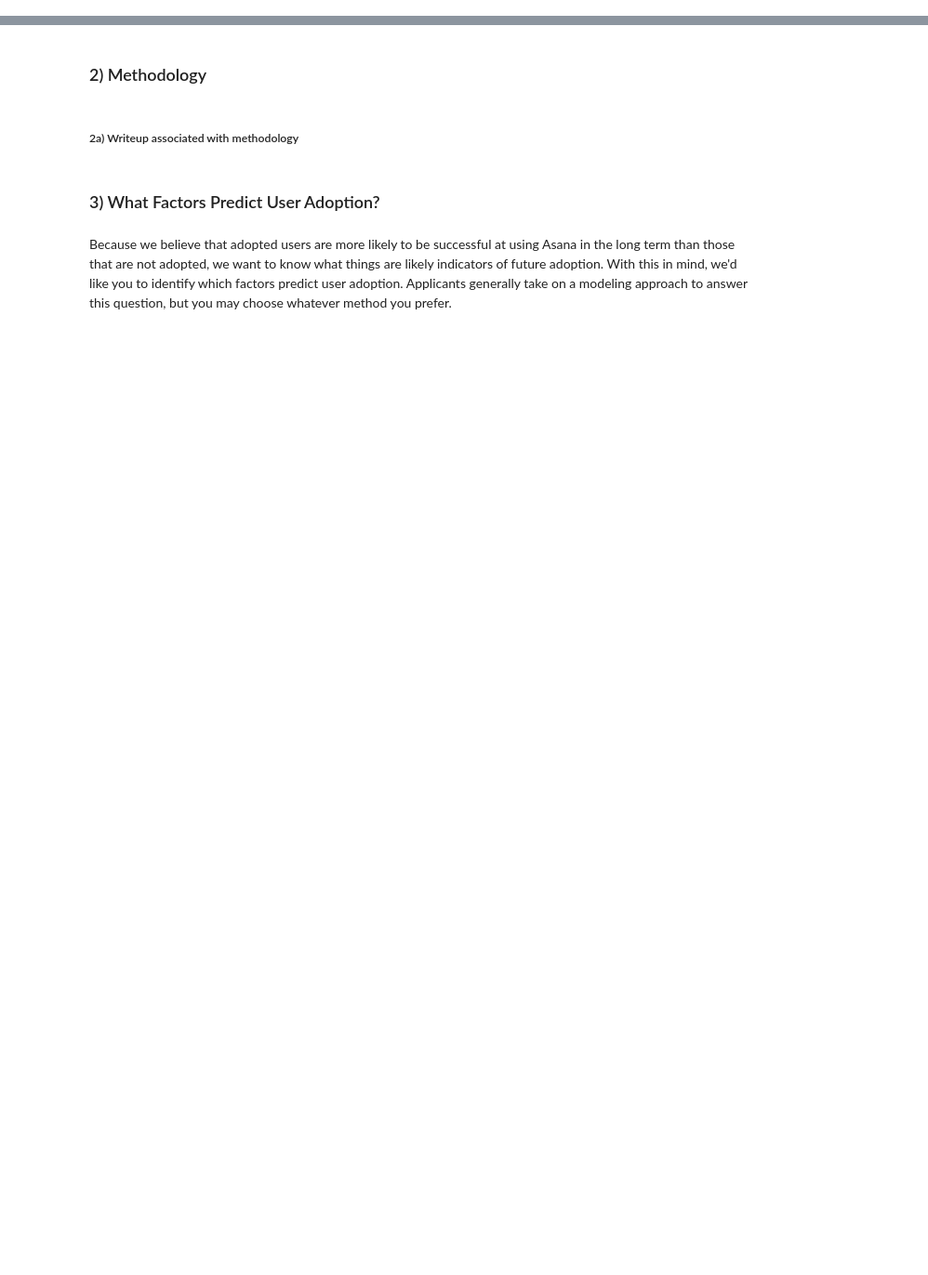
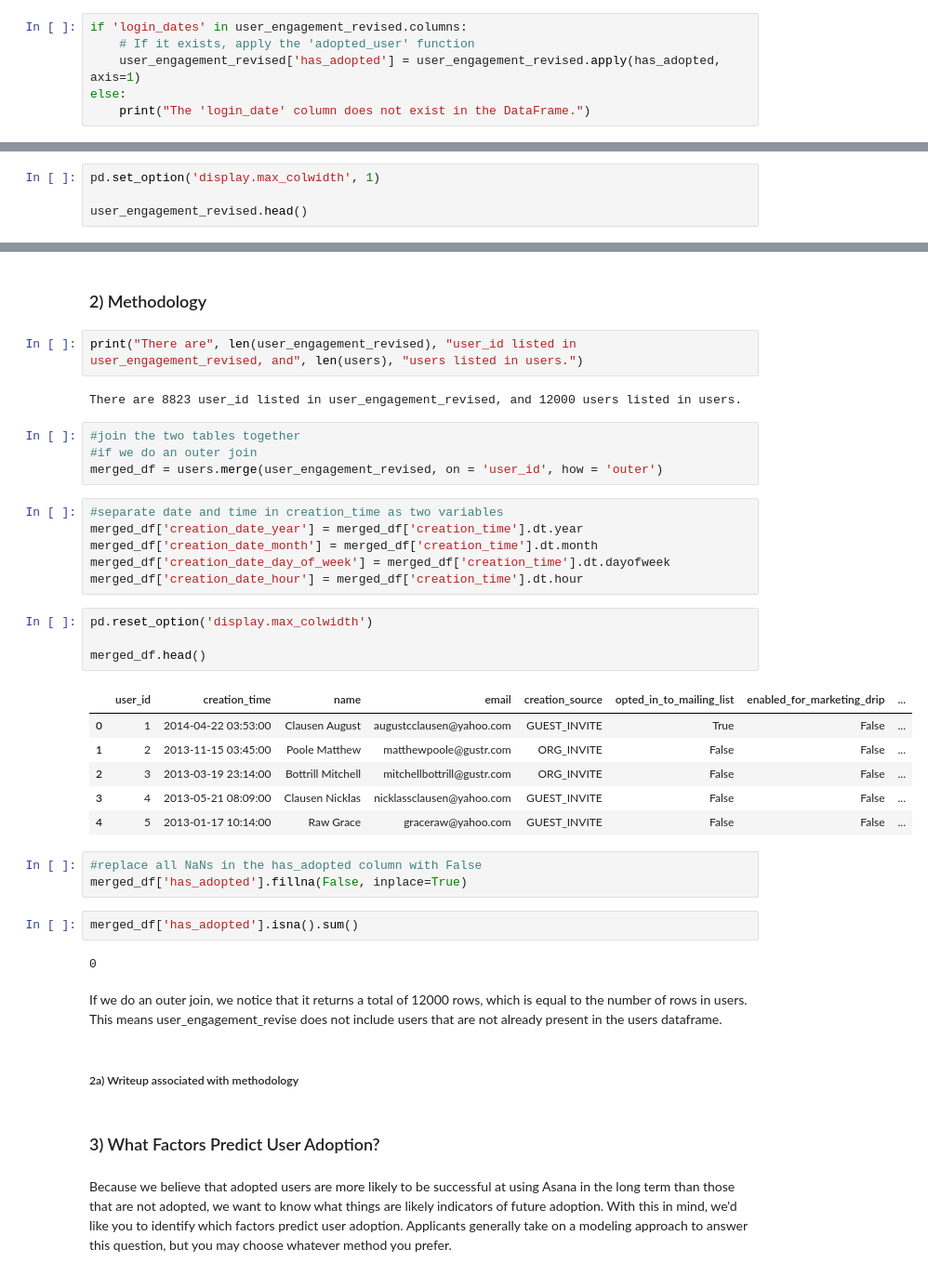
Before and after one commit to opheliasin/asana_summer2024_dsintern_takehome, a Jupyter notebook: Template for Asana Take Home Assessment.ipynb, the cells around one changed output, grey strips where cells are left out. Shown: that part at 93% size. Drawn from its saved outputs; the diff is of its cells as text; blank space fills up the shorter version.

```diff
--- a/Template for Asana Take Home Assessment.ipynb
+++ b/Template for Asana Take Home Assessment.ipynb
@@ -214,0 +348,6 @@ want to know what things are likely indicators of future adoption.
+# %%
+if 'login_dates' in user_engagement_revised.columns:
+    # If it exists, apply the 'adopted_user' function
+    user_engagement_revised['has_adopted'] = user_engagement_revised.apply(has_adopted, axis=1)
+else:
+    print("The 'login_date' column does not exist in the DataFrame.")
@@ -214,0 +372,4 @@ want to know what things are likely indicators of future adoption.
+# %%
+pd.set_option('display.max_colwidth', 1)
+
+user_engagement_revised.head()
@@ -215,5 +394,39 @@ want to know what things are likely indicators of future adoption.
 # %% [markdown]
 ### 2) Methodology
+# %%
+print("There are", len(user_engagement_revised), "user_id listed in user_engagement_revised, and", len(users), "users listed in users.")
+# %% [output]
+There are 8823 user_id listed in user_engagement_revised, and 12000 users listed in users.
+# %%
+#join the two tables together
+#if we do an outer join
+merged_df = users.merge(user_engagement_revised, on = 'user_id', how = 'outer')
+# %%
+#separate date and time in creation_time as two variables
+merged_df['creation_date_year'] = merged_df['creation_time'].dt.year
+merged_df['creation_date_month'] = merged_df['creation_time'].dt.month
+merged_df['creation_date_day_of_week'] = merged_df['creation_time'].dt.dayofweek
+merged_df['creation_date_hour'] = merged_df['creation_time'].dt.hour
+# %%
+pd.reset_option('display.max_colwidth')
+
+merged_df.head()
+# %% [output]
+|  | user_id | creation_time | name | email | creation_source | opted_in_to_mailing_list | enabled_for_marketing_drip | ... |
+| 0 | 1 | 2014-04-22 03:53:00 | Clausen August | augustcclausen@yahoo.com | GUEST_INVITE | True | False | ... |
+| 1 | 2 | 2013-11-15 03:45:00 | Poole Matthew | matthewpoole@gustr.com | ORG_INVITE | False | False | ... |
+| 2 | 3 | 2013-03-19 23:14:00 | Bottrill Mitchell | mitchellbottrill@gustr.com | ORG_INVITE | False | False | ... |
+| 3 | 4 | 2013-05-21 08:09:00 | Clausen Nicklas | nicklassclausen@yahoo.com | GUEST_INVITE | False | False | ... |
+| 4 | 5 | 2013-01-17 10:14:00 | Raw Grace | graceraw@yahoo.com | GUEST_INVITE | False | False | ... |
+# %%
+#replace all NaNs in the has_adopted column with False
+merged_df['has_adopted'].fillna(False, inplace=True)
+# %%
+merged_df['has_adopted'].isna().sum()
+# %% [output]
+0
+# %% [markdown]
+If we do an outer join, we notice that it returns a total of 12000 rows, which is equal to the number of rows in users. This means user_engagement_revise does not include users that are not already present in the users dataframe.
 # %% [markdown]
 ##### 2a) Writeup associated with methodology
 # %% [markdown]
```
Also changed, not shown: parts of 48 cells of this notebook, 1 other file.
